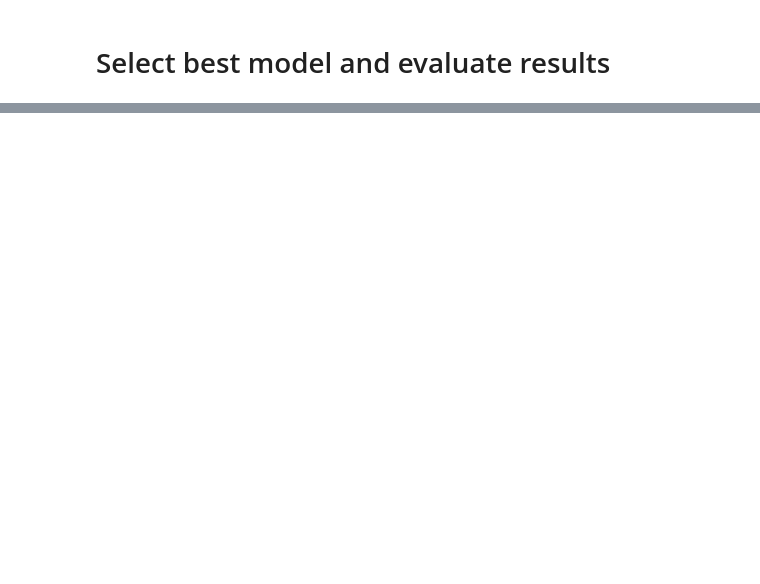
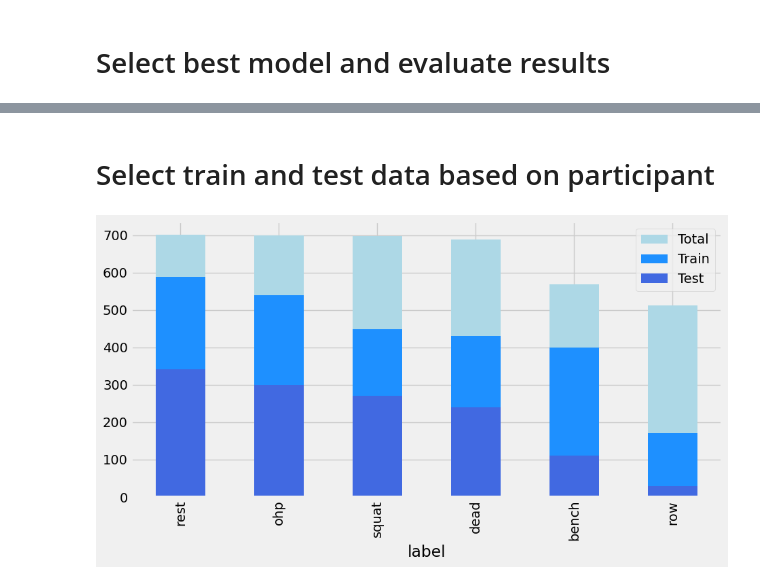
Before and after one commit to surajjorwar/FitnessTracker, a Jupyter notebook: train_model.ipynb, the cells around one changed output, grey strips where cells are left out. Drawn from its saved outputs; the diff is of its cells as text; code cells hidden in the pictures; blank space fills up the shorter version.

```diff
--- a/train_model.ipynb
+++ b/train_model.ipynb
@@ -404,0 +360,24 @@ plt.show()
+# %% [markdown]
+# Select train and test data based on participant
+# %%
+participant_df = df.drop(['set','category'],axis = 1)
+
+X_train = participant_df[participant_df['participant']!='A'].drop('label',axis = 1)
+y_train = participant_df[participant_df['participant']!='A']['label']
+
+X_test = participant_df[participant_df['participant']=='A'].drop('label',axis = 1)
+y_test= participant_df[participant_df['participant']=='A']['label']
+
+X_train = X_train.drop(['participant'],axis = 1)
+X_test = X_test.drop(['participant'],axis = 1)
+
+fig , ax = plt.subplots(figsize = (10,5))
+df_train['label'].value_counts().plot(
+    kind = 'bar' , ax = ax  , color = 'lightblue' , label = 'Total'
+)
+y_train.value_counts().plot(kind = 'bar',ax= ax , color = 'dodgerblue',label = 'Train')
+y_test.value_counts().plot(kind = 'bar',ax= ax , color = 'royalblue',label = 'Test')
+plt.legend()
+plt.show()
+# %% [output]
+[figure, added]
```
Also changed, not shown: parts of 12 cells of this notebook.
